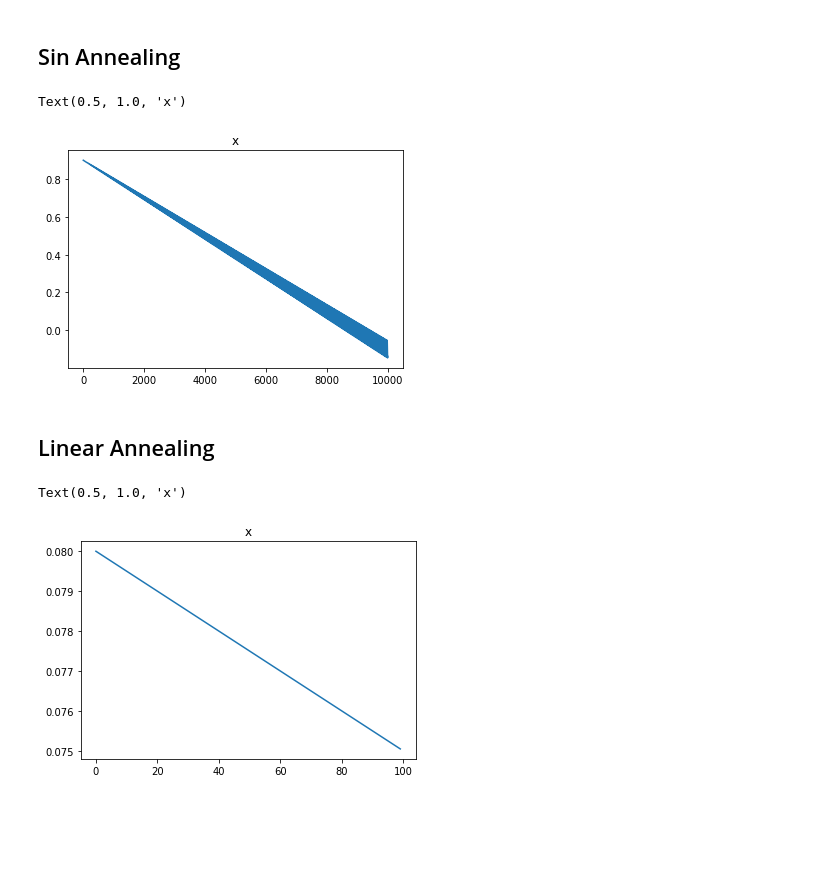
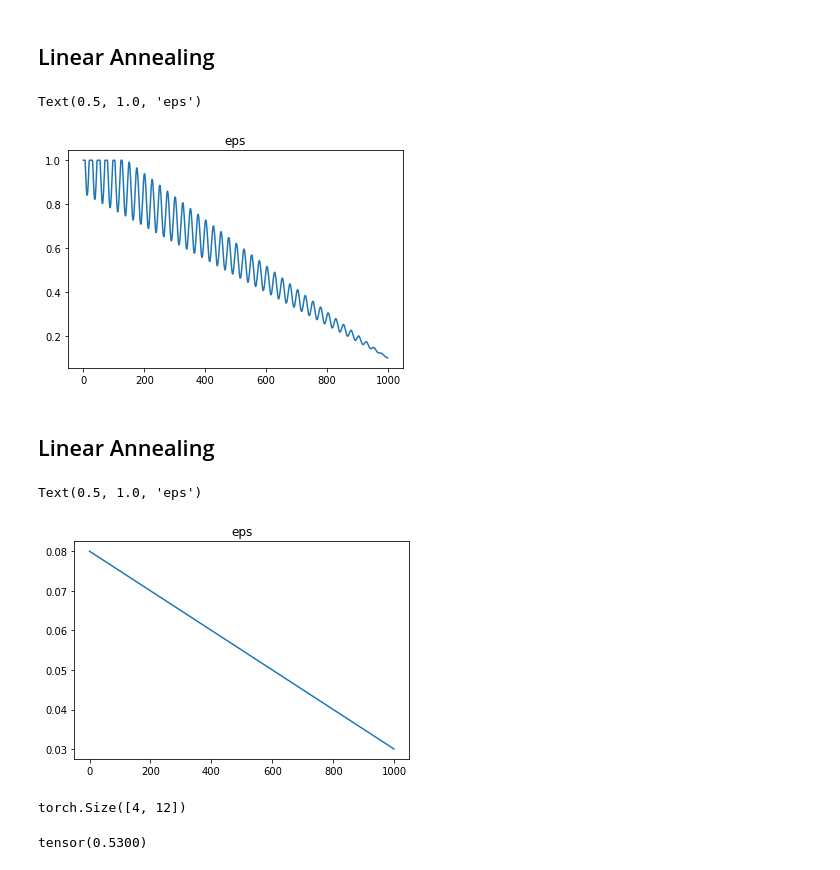
Before and after one commit to kooBH/AIE6203-01, a Jupyter notebook: tmp/eps.ipynb, the cells around one changed output. Cells and saved outputs as stored; diff of their text form; code cells hidden in the pictures; blank space fills up the shorter version.

```diff
--- a/tmp/eps.ipynb
+++ b/tmp/eps.ipynb
@@ -6,33 +6,44 @@ import numpy as np
 import matplotlib.pyplot as plt
 import IPython.display as ipd
 # %% [markdown]
-## Sin Annealing
+## Linear Annealing
 # %%
 x = []
-n = 10000
-for i in range(n):
-    eps = 0.9 - (i/n)*0.01**(np.sin(i/4)/100) #Linear annealing from 8% to 1%
+n = 1000
+start = 1
+end = 0.1
+decay = 1000
+
+for step in range(n):
+    if step >= decay:
+        eps = end
+    else :
+        eps = (start* (decay - step) + end * step) / decay + 0.15*((n-step)/n)*np.cos(step/4)
+
+    if eps > 1.0 :
+        eps = 1.0
+
     x.append(eps)
 plt.figure()
 plt.plot(x)
-plt.title("x")
+plt.title("eps")
 # %% [output]
-Text(0.5, 1.0, 'x')
+Text(0.5, 1.0, 'eps')
-[figure, old version]
+[figure, new version]
 # %% [markdown]
 ## Linear Annealing
 # %%
 x = []
 
-for i in range(100):
+for i in range(1000):
     eps =  max(0.01, 0.08 - 0.01*(i/200))
     x.append(eps)
 plt.figure()
 plt.plot(x)
-plt.title("x")
+plt.title("eps")
 # %% [output]
-Text(0.5, 1.0, 'x')
+Text(0.5, 1.0, 'eps')
-[figure, old version]
+[figure, new version]
 # %%
     def sample(self, state, step=0, eps_start=0.9,eps_end=0.1,eps_decay=10000):
         #decaying EPS
@@ -40,0 +55,8 @@ Text(0.5, 1.0, 'x')
+# %%
+x.shape
+# %% [output]
+torch.Size([4, 12])
+# %%
+torch.mean(x)
+# %% [output]
+tensor(0.5300)
```
Also changed, not shown: parts of 1 cell of this notebook, 44 other files.
